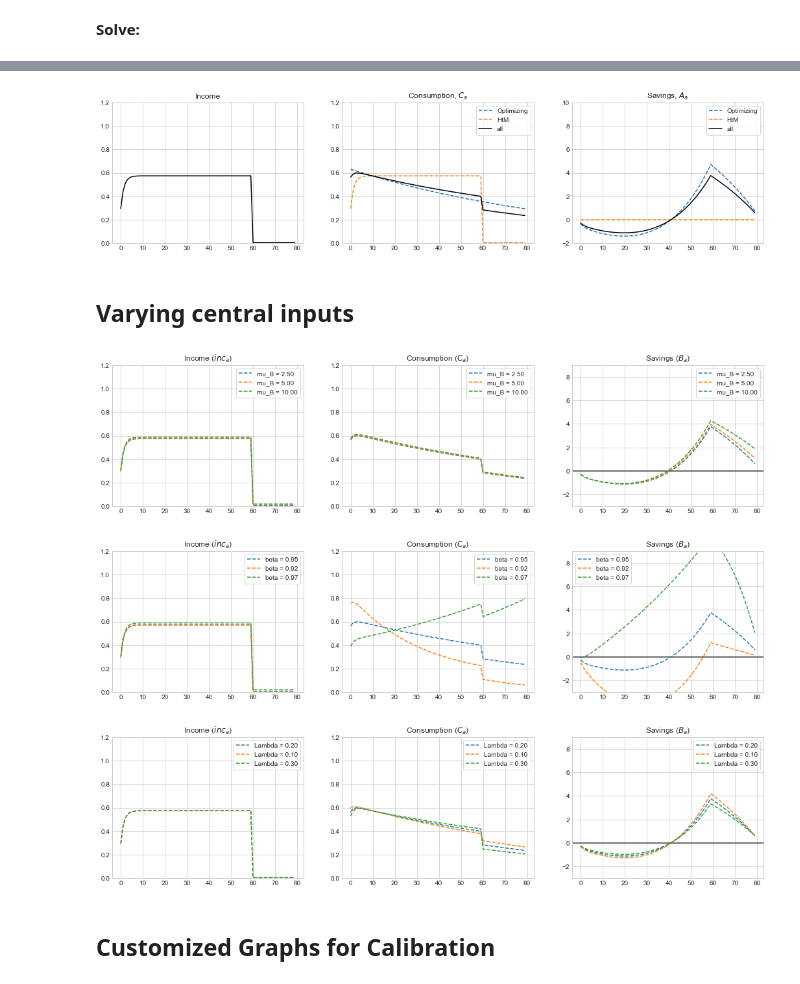
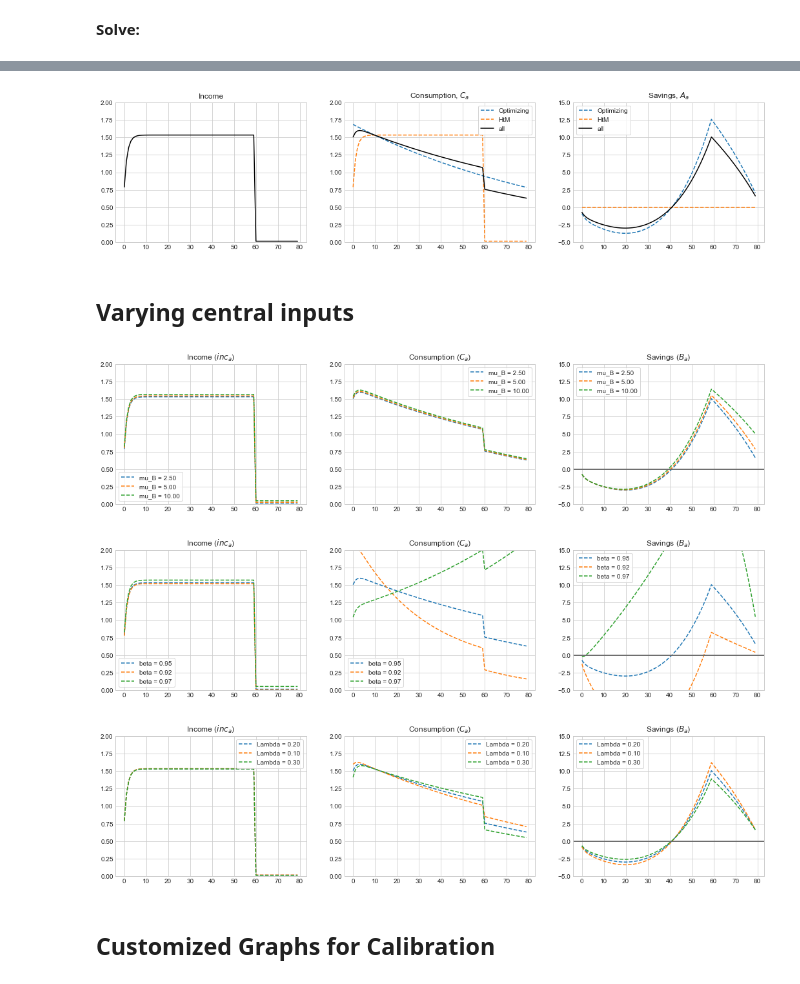
Before and after one commit to HansChristianPOLIT/MiniMAKRO, a Jupyter notebook: Household_test.ipynb, the cells around one changed output, grey strips where cells are left out. Drawn from its saved outputs; the diff is of its cells as text; code cells hidden in the pictures.

```diff
--- a/Household_test.ipynb
+++ b/Household_test.ipynb
@@ -48,6 +55,6 @@ ax.set_title('Employed ($L_a$)')
 
 ax = fig.add_subplot(2,2,4)
 ax.plot(1-ss.L_a)
-ax.set_title('Umployed ($(1-L_a)$)');
+ax.set_title('Umployed $(1-L_a)$');
 # %% [output]
 [figure]
@@ -56,7 +67,7 @@ from steady_state import find_household_consumption_ss, household_ss
 # %% [markdown]
 **Required inputs:**
 # %%
-ss.W = par.W_ss
+ss.W = 2.6677876623451535
 ss.pi_hh = par.pi_hh_ss
 ss.P_C = 1.0
 ss.tau = 0.42
@@ -79,7 +90,7 @@ def plot_CA():
     ax = fig.add_subplot(1,3,1)
     ax.plot(ss.inc_a,label='all',color='black')
     ax.set_title('Income')
-    ax.set_ylim([0,1.2])
+    ax.set_ylim([0,2])
 
     ax = fig.add_subplot(1,3,2)
     ax.plot(ss.C_R_a,ls='--',label='Optimizing')
@@ -87,19 +98,19 @@ def plot_CA():
     ax.plot(ss.C_a,label='all',color='black')
     ax.set_title('Consumption, $C_a$')
     ax.legend(frameon=True)
-    ax.set_ylim([0,1.2])
+    ax.set_ylim([0,2])
 
     ax = fig.add_subplot(1,3,3)
     ax.plot(ss.B_R_a,ls='--',label='Optimizing')
     ax.plot(ss.B_HtM_a,ls='--',label='HtM')
     ax.plot(ss.B_a,label='all',color='black')
     ax.set_title('Savings, $A_a$')
-    ax.set_ylim([-2,10])
+    ax.set_ylim([-5,15])
     ax.legend(frameon=True)
 
 plot_CA()
 # %% [output]
-[figure, old version]
+[figure, new version]
 # %% [markdown]
 ## Varying central inputs
 # %%
@@ -123,39 +134,39 @@ def compare_models(model,name,value1,value2,ns='ss'):
 
     fig = plt.figure(figsize=(3*6,1*6/1.5))
 
     ax = fig.add_subplot(1,3,1)
     ax.plot(ss.inc_a,ls='--',label=f'{name} = {oldvalue:.2f}')
     ax.plot(model_.ss.inc_a,ls='--',label=f'{name} = {value1:.2f}')
     ax.plot(model__.ss.inc_a,ls='--',label=f'{name} = {value2:.2f}')
     ax.set_title('Income ($inc_{a}$)');
-    ax.set_ylim([0,1.2])
+    ax.set_ylim([0,2])
     ax.legend(frameon=True)
 
     ax = fig.add_subplot(1,3,2)
     ax.plot(ss.C_a,ls='--',label=f'{name} = {oldvalue:.2f}')
     ax.plot(model_.ss.C_a,ls='--',label=f'{name} = {value1:.2f}')
     ax.plot(model__.ss.C_a,ls='--',label=f'{name} = {value2:.2f}')
     ax.set_title('Consumption ($C_{a}$)');
-    ax.set_ylim([0,1.2])
+    ax.set_ylim([0,2])
     ax.legend(frameon=True)
 
     ax = fig.add_subplot(1,3,3)
     ax.plot(ss.B_a,ls='--',label=f'{name} = {oldvalue:.2f}')
     ax.plot(model_.ss.B_a,ls='--',label=f'{name} = {value1:.2f}')
     ax.plot(model__.ss.B_a,ls='--',label=f'{name} = {value2:.2f}')
     ax.axhline(y=0, color ='dimgrey')
     ax.set_title('Savings ($B_{a}$)')
     ax.axhline(y=0, color ='dimgrey')
-    ax.set_ylim([-3,9])
+    ax.set_ylim([-5,15])
     ax.legend(frameon = True)
 
 compare_models(model,'mu_B',par.mu_B*2,par.mu_B*4,ns='par')
 compare_models(model,'beta',par.beta-0.025,par.beta+0.025,ns='par')
 compare_models(model,'Lambda',par.Lambda-0.1,par.Lambda+0.1,ns='par')
 # %% [output]
-[figure, old version]
+[figure, new version]
-[figure, old version]
+[figure, new version]
-[figure, old version]
+[figure, new version]
 # %% [markdown]
 ## Customized Graphs for Calibration
 # %%
```
Also changed, not shown: parts of 9 cells of this notebook, 4 other files.
